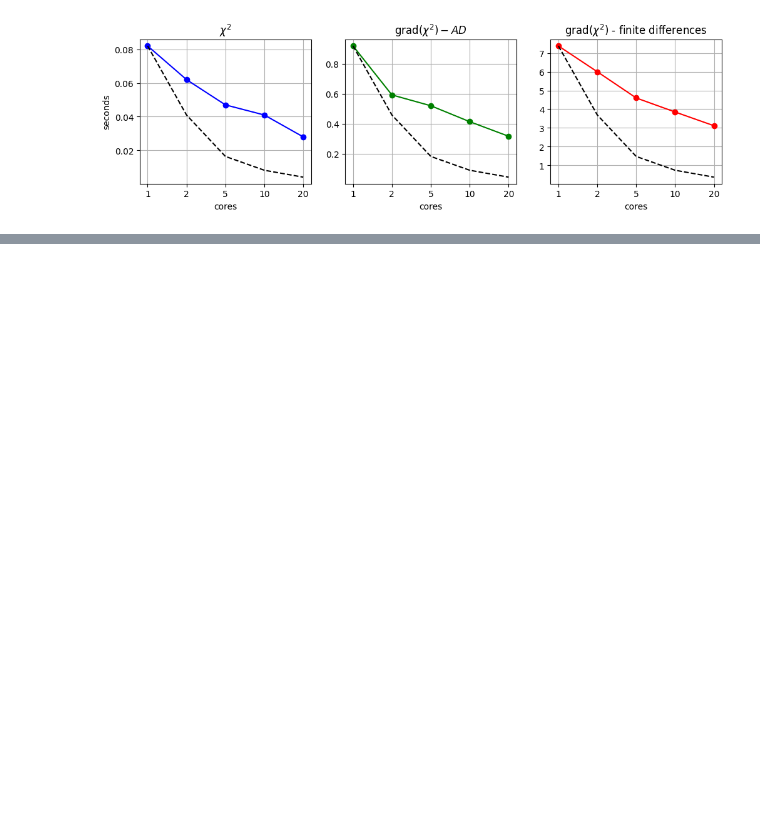
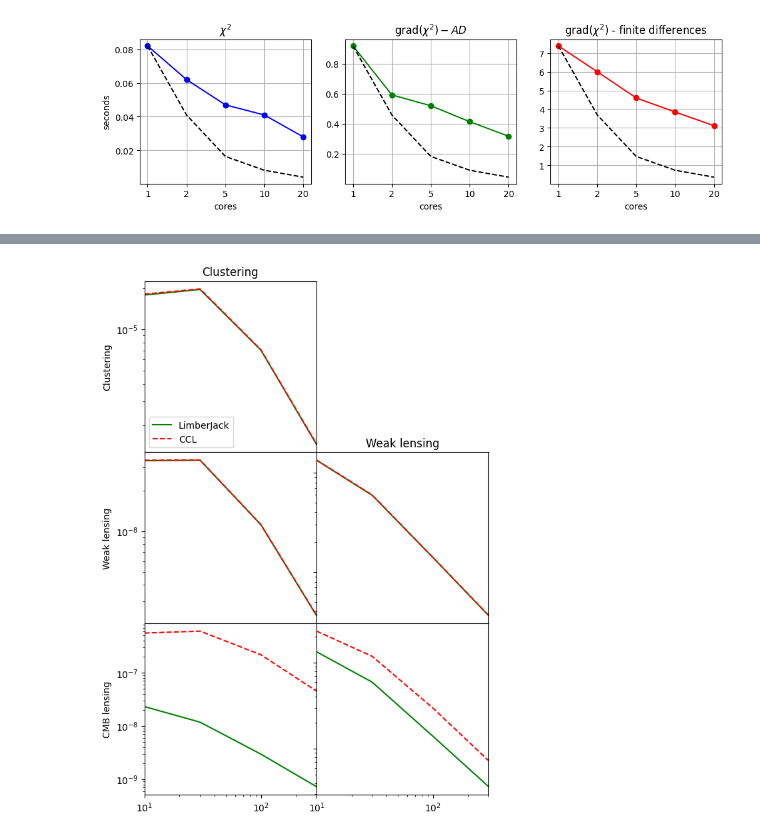
Before and after one commit to damonge/LimberJack.jl, a Jupyter notebook: plotting/plotting_tests.ipynb, the cells around one changed output, grey strips where cells are left out. Drawn from its saved outputs; the diff is of its cells as text; code cells hidden in the pictures; blank space fills up the shorter version.

```diff
--- a/plotting/plotting_tests.ipynb
+++ b/plotting/plotting_tests.ipynb
@@ -112,0 +192,58 @@ plt.savefig("/mnt/c/Users/jaime/Desktop/Growth_with_RSDs/Pk_acc.pdf", bbox_inche
+# %%
+ls = [10.0, 30.0, 100.0, 300.0]
+fig, axis = plt.subplots(3, 3, figsize=(10,10))
+fig.delaxes(axis[0,1])
+fig.delaxes(axis[0,2])
+fig.delaxes(axis[1,2])
+fig.delaxes(axis[2,2])
+fig.subplots_adjust(hspace=0)
+fig.subplots_adjust(wspace=0)
+
+axis[0,0].plot(ls, LB_results["cl_gg_camb_nonlin"], 'g-', label="LimberJack")
+axis[0,0].plot(ls, ccl_results["cl_gg_camb_nonlin"], 'r--', label="CCL")
+axis[0,0].legend(loc=3)
+axis[0,0].set_ylabel("Clustering")
+axis[0,0].xaxis.set_ticklabels([])
+axis[0,0].set_title("Clustering")
+axis[0,0].set_xscale("log")
+axis[0,0].set_yscale("log")
+axis[0,0].set_xlim([ls[0], ls[-1]])
+axis[0,0].xaxis.set_ticklabels([])
+
+axis[1,0].plot(ls, LB_results["cl_gs_camb_nonlin"], 'g-', label="LimberJack")
+axis[1,0].plot(ls, ccl_results["cl_gs_camb_nonlin"], 'r--', label="CCL")
+axis[1,0].set_ylabel("Weak lensing")
+axis[1,0].xaxis.set_ticklabels([])
+axis[1,0].set_xscale("log")
+axis[1,0].set_yscale("log")
+axis[1,0].set_xlim([ls[0], ls[-1]])
+axis[1,0].xaxis.set_ticklabels([])
+
+axis[1,1].plot(ls, LB_results["cl_ss_camb_nonlin"], 'g-', label="LimberJack")
+axis[1,1].plot(ls, ccl_results["cl_ss_camb_nonlin"], 'r--', label="CCL")
+axis[1,1].set_title("Weak lensing")
+axis[1,1].set_xscale("log")
+axis[1,1].set_yscale("log")
+axis[1,1].set_xlim([ls[0], ls[-1]])
+axis[1,1].xaxis.set_ticklabels([])
+axis[1,1].yaxis.set_ticklabels([])
+
+
+axis[2,0].plot(ls, LB_results["cl_gk_camb_nonlin"], 'g-', label="LimberJack")
+axis[2,0].plot(ls, ccl_results["cl_gk_camb_nonlin"], 'r--', label="CCL")
+axis[2,0].set_ylabel("CMB lensing")
+axis[2,0].xaxis.set_ticklabels([])
+axis[2,0].set_xscale("log")
+axis[2,0].set_yscale("log")
+axis[2,0].set_xlim([ls[0], ls[-1]])
+
+axis[2,1].plot(ls, LB_results["cl_sk_camb_nonlin"], 'g-', label="LimberJack")
+axis[2,1].plot(ls, ccl_results["cl_sk_camb_nonlin"], 'r--', label="CCL")
+axis[2,1].set_xscale("log")
+axis[2,1].set_yscale("log")
+axis[2,1].set_xlim([ls[0], ls[-1]])
+axis[2,1].yaxis.set_ticklabels([])
+
+plt.savefig("/mnt/c/Users/jaime/Desktop/Growth_with_RSDs/Pk_acc.pdf", bbox_inches='tight')
+# %% [output]
+[figure, added]
```
Also changed, not shown: parts of 3 cells of this notebook, 1 other file.
